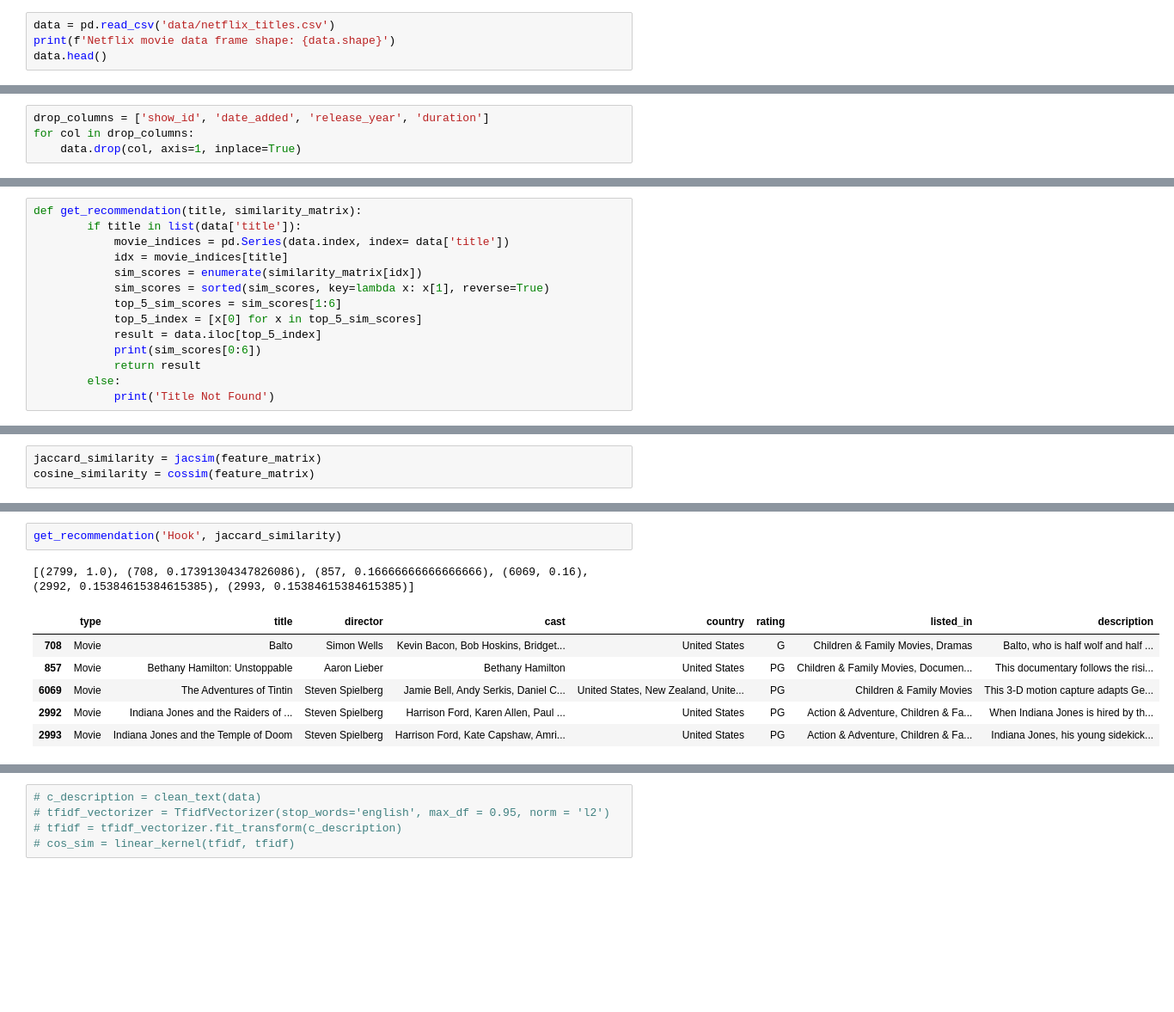
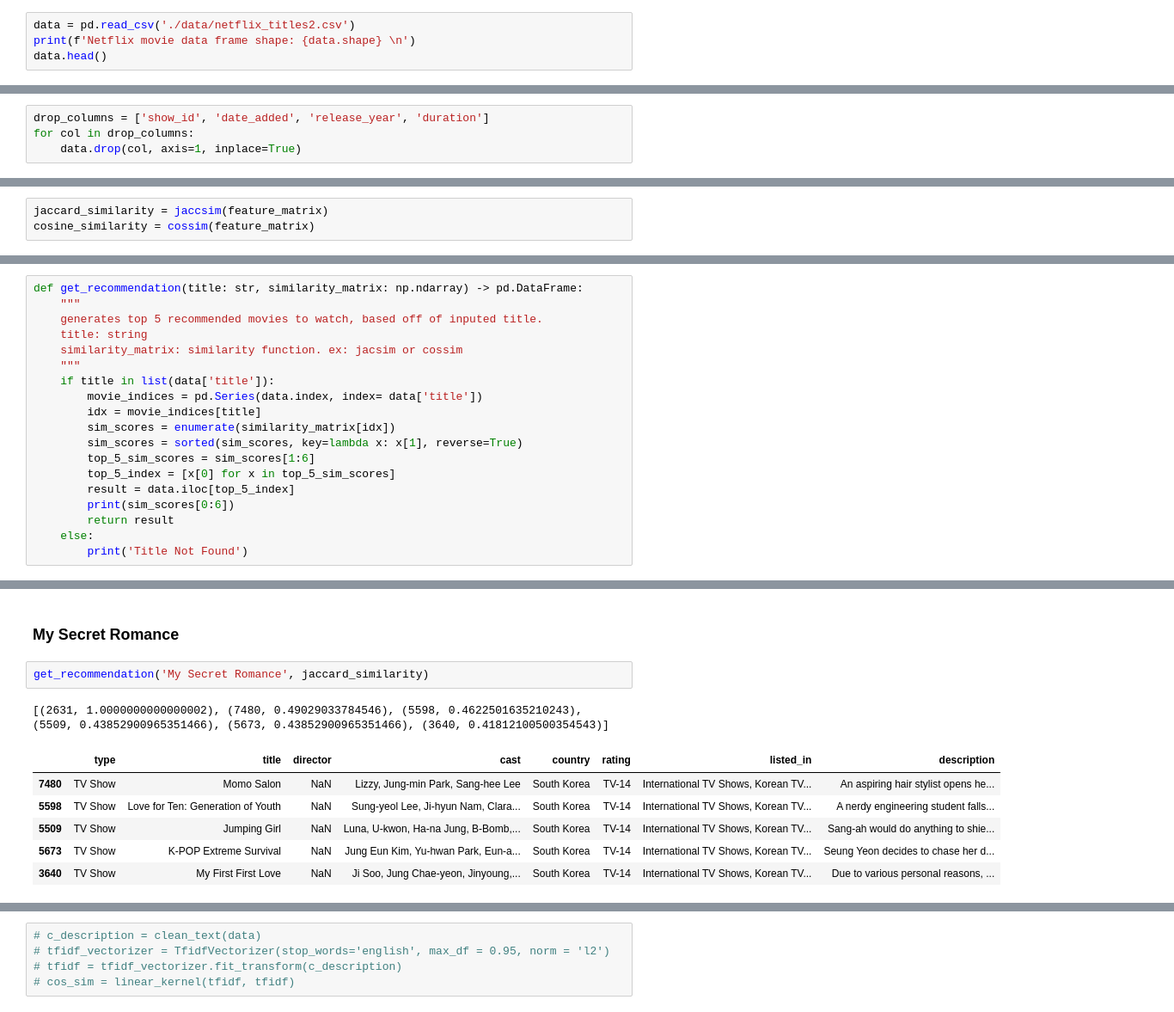
Before and after one commit to tyler-cranmer/Machine_Learning, a Jupyter notebook: Project_2/netflix_recommendation.ipynb, the cells around one changed output, grey strips where cells are left out. Shown: that part at 86% size. Saved outputs shown, nothing was run; the diff lists cells and outputs as text; blank space fills up the shorter version.

```diff
--- a/Project_2/netflix_recommendation.ipynb
+++ b/Project_2/netflix_recommendation.ipynb
@@ -17,5 +47,5 @@ from nltk.stem import WordNetLemmatizer
 # %%
-data = pd.read_csv('data/netflix_titles.csv')
-print(f'Netflix movie data frame shape: {data.shape}')
+data = pd.read_csv('./data/netflix_titles2.csv')
+print(f'Netflix movie data frame shape: {data.shape} \n')
 data.head()
 # %% [output]
@@ -120,0 +263,3 @@ def cossim(feature_matrix):
+# %%
+jaccard_similarity = jaccsim(feature_matrix)
+cosine_similarity = cossim(feature_matrix)
@@ -121,14 +292,19 @@ def cossim(feature_matrix):
 # %%
-def get_recommendation(title, similarity_matrix):
-        if title in list(data['title']):
-            movie_indices = pd.Series(data.index, index= data['title'])
-            idx = movie_indices[title]
-            sim_scores = enumerate(similarity_matrix[idx])
-            sim_scores = sorted(sim_scores, key=lambda x: x[1], reverse=True)
-            top_5_sim_scores = sim_scores[1:6]
-            top_5_index = [x[0] for x in top_5_sim_scores]
-            result = data.iloc[top_5_index]
-            print(sim_scores[0:6])
-            return result
-        else:
-            print('Title Not Found')
+def get_recommendation(title: str, similarity_matrix: np.ndarray) -> pd.DataFrame:
+    """
+    generates top 5 recommended movies to watch, based off of inputed title.
+    title: string
+    similarity_matrix: similarity function. ex: jacsim or cossim
+    """
+    if title in list(data['title']):
+        movie_indices = pd.Series(data.index, index= data['title'])
+        idx = movie_indices[title]
+        sim_scores = enumerate(similarity_matrix[idx])
+        sim_scores = sorted(sim_scores, key=lambda x: x[1], reverse=True)
+        top_5_sim_scores = sim_scores[1:6]
+        top_5_index = [x[0] for x in top_5_sim_scores]
+        result = data.iloc[top_5_index]
+        print(sim_scores[0:6])
+        return result
+    else:
+        print('Title Not Found')
@@ -142,3 +310,0 @@ feature_matrix = np.concatenate((movie_director, movie_cast, movie_country, movi
-# %%
-jaccard_similarity = jacsim(feature_matrix)
-cosine_similarity = cossim(feature_matrix)
@@ -185,10 +403,12 @@ get_recommendation('Stranger Things', cosine_similarity)
+# %% [markdown]
+### My Secret Romance
 # %%
-get_recommendation('Hook', jaccard_similarity)
+get_recommendation('My Secret Romance', jaccard_similarity)
 # %% [output]
-[(2799, 1.0), (708, 0.17391304347826086), (857, 0.16666666666666666), (6069, 0.16), (2992, 0.15384615384615385), (2993, 0.15384615384615385)]
+[(2631, 1.0000000000000002), (7480, 0.49029033784546), (5598, 0.4622501635210243), (5509, 0.43852900965351466), (5673, 0.43852900965351466), (3640, 0.41812100500354543)]
 |  | type | title | director | cast | country | rating | listed_in | description |
-| 708 | Movie | Balto | Simon Wells | Kevin Bacon, Bob Hoskins, Bridget... | United States | G | Children & Family Movies, Dramas | Balto, who is half wolf and half ... |
-| 857 | Movie | Bethany Hamilton: Unstoppable | Aaron Lieber | Bethany Hamilton | United States | PG | Children & Family Movies, Documen... | This documentary follows the risi... |
-| 6069 | Movie | The Adventures of Tintin | Steven Spielberg | Jamie Bell, Andy Serkis, Daniel C... | United States, New Zealand, Unite... | PG | Children & Family Movies | This 3-D motion capture adapts Ge... |
-| 2992 | Movie | Indiana Jones and the Raiders of ... | Steven Spielberg | Harrison Ford, Karen Allen, Paul ... | United States | PG | Action & Adventure, Children & Fa... | When Indiana Jones is hired by th... |
-| 2993 | Movie | Indiana Jones and the Temple of Doom | Steven Spielberg | Harrison Ford, Kate Capshaw, Amri... | United States | PG | Action & Adventure, Children & Fa... | Indiana Jones, his young sidekick... |
+| 7480 | TV Show | Momo Salon | NaN | Lizzy, Jung-min Park, Sang-hee Lee | South Korea | TV-14 | International TV Shows, Korean TV... | An aspiring hair stylist opens he... |
+| 5598 | TV Show | Love for Ten: Generation of Youth | NaN | Sung-yeol Lee, Ji-hyun Nam, Clara... | South Korea | TV-14 | International TV Shows, Korean TV... | A nerdy engineering student falls... |
+| 5509 | TV Show | Jumping Girl | NaN | Luna, U-kwon, Ha-na Jung, B-Bomb,... | South Korea | TV-14 | International TV Shows, Korean TV... | Sang-ah would do anything to shie... |
+| 5673 | TV Show | K-POP Extreme Survival | NaN | Jung Eun Kim, Yu-hwan Park, Eun-a... | South Korea | TV-14 | International TV Shows, Korean TV... | Seung Yeon decides to chase her d... |
+| 3640 | TV Show | My First First Love | NaN | Ji Soo, Jung Chae-yeon, Jinyoung,... | South Korea | TV-14 | International TV Shows, Korean TV... | Due to various personal reasons, ... |
```
Also changed, not shown: parts of 73 cells of this notebook, 4 other files.
